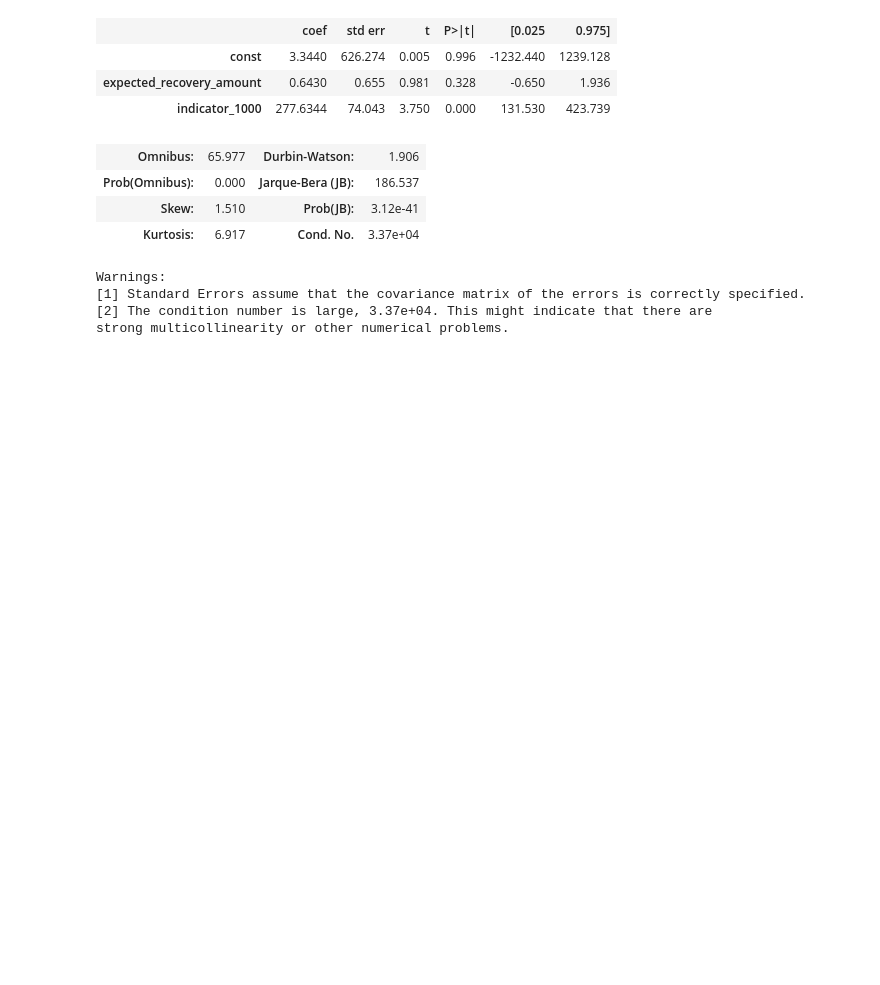
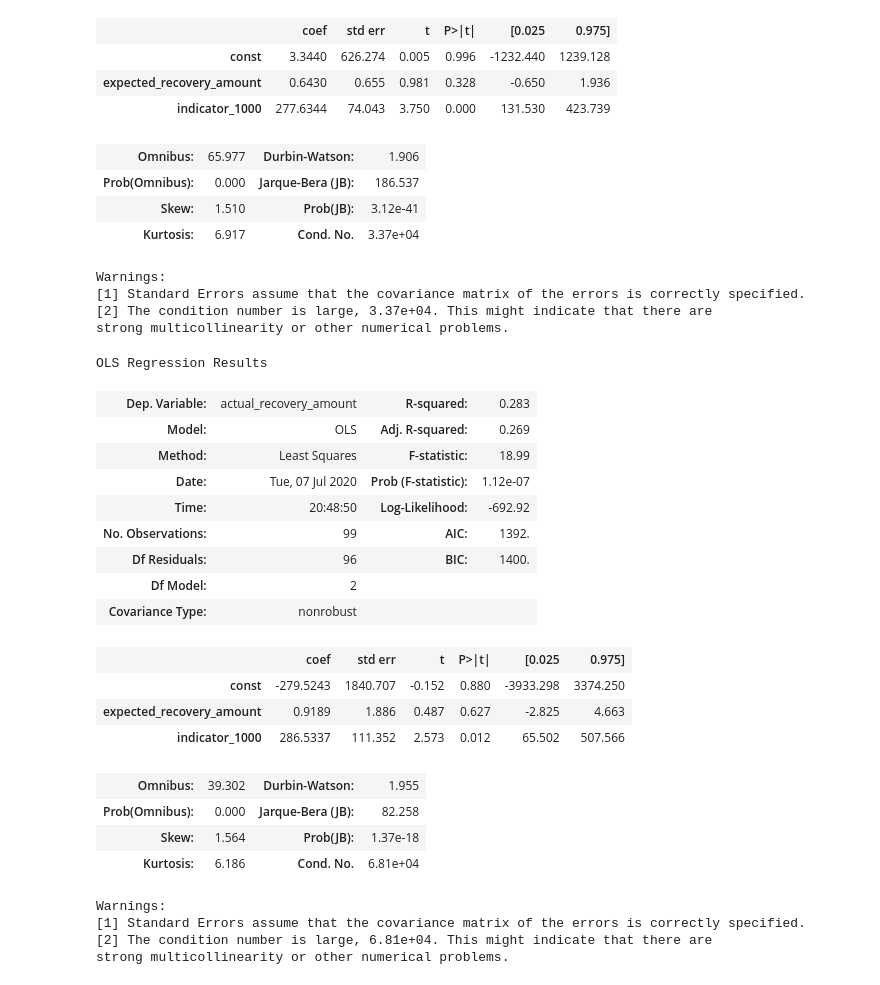
Before and after one commit to CristinaTRico/DebtWorth, a Jupyter notebook: notebook.ipynb, the cells around one changed output. Drawn from its saved outputs; the diff is of its cells as text; code cells hidden in the pictures; blank space fills up the shorter version.

Commit message:
RegModel 9501050

```diff
--- a/notebook.ipynb
+++ b/notebook.ipynb
@@ -154,3 +154,41 @@ Warnings:
 [1] Standard Errors assume that the covariance matrix of the errors is correctly specified.
 [2] The condition number is large, 3.37e+04. This might indicate that there are
 strong multicollinearity or other numerical problems.
+# %%
+# redefine era_950_1050 so the indicator variable is included
+era_950_1050 = df.loc[(df['expected_recovery_amount']<1050) &
+                      (df['expected_recovery_amount']>=950)]
+
+# define X and y
+X = era_950_1050[['expected_recovery_amount','indicator_1000']]
+y = era_950_1050['actual_recovery_amount']
+X = sm.add_constant(X)
+
+# build linear regression model
+model = sm.OLS(y,X).fit()
+
+# print the model summary
+model.summary()
+# %% [output]
+OLS Regression Results
+| Dep. Variable: | actual_recovery_amount | R-squared: | 0.283 |
+| Model: | OLS | Adj. R-squared: | 0.269 |
+| Method: | Least Squares | F-statistic: | 18.99 |
+| Date: | Tue, 07 Jul 2020 | Prob (F-statistic): | 1.12e-07 |
+| Time: | 20:48:50 | Log-Likelihood: | -692.92 |
+| No. Observations: | 99 | AIC: | 1392. |
+| Df Residuals: | 96 | BIC: | 1400. |
+| Df Model: | 2 |  |  |
+| Covariance Type: | nonrobust |  |  |
+|  | coef | std err | t | P>|t| | [0.025 | 0.975] |
+| const | -279.5243 | 1840.707 | -0.152 | 0.880 | -3933.298 | 3374.250 |
+| expected_recovery_amount | 0.9189 | 1.886 | 0.487 | 0.627 | -2.825 | 4.663 |
+| indicator_1000 | 286.5337 | 111.352 | 2.573 | 0.012 | 65.502 | 507.566 |
+| Omnibus: | 39.302 | Durbin-Watson: | 1.955 |
+| Prob(Omnibus): | 0.000 | Jarque-Bera (JB): | 82.258 |
+| Skew: | 1.564 | Prob(JB): | 1.37e-18 |
+| Kurtosis: | 6.186 | Cond. No. | 6.81e+04 |
+Warnings:
+[1] Standard Errors assume that the covariance matrix of the errors is correctly specified.
+[2] The condition number is large, 6.81e+04. This might indicate that there are
+strong multicollinearity or other numerical problems.
```
